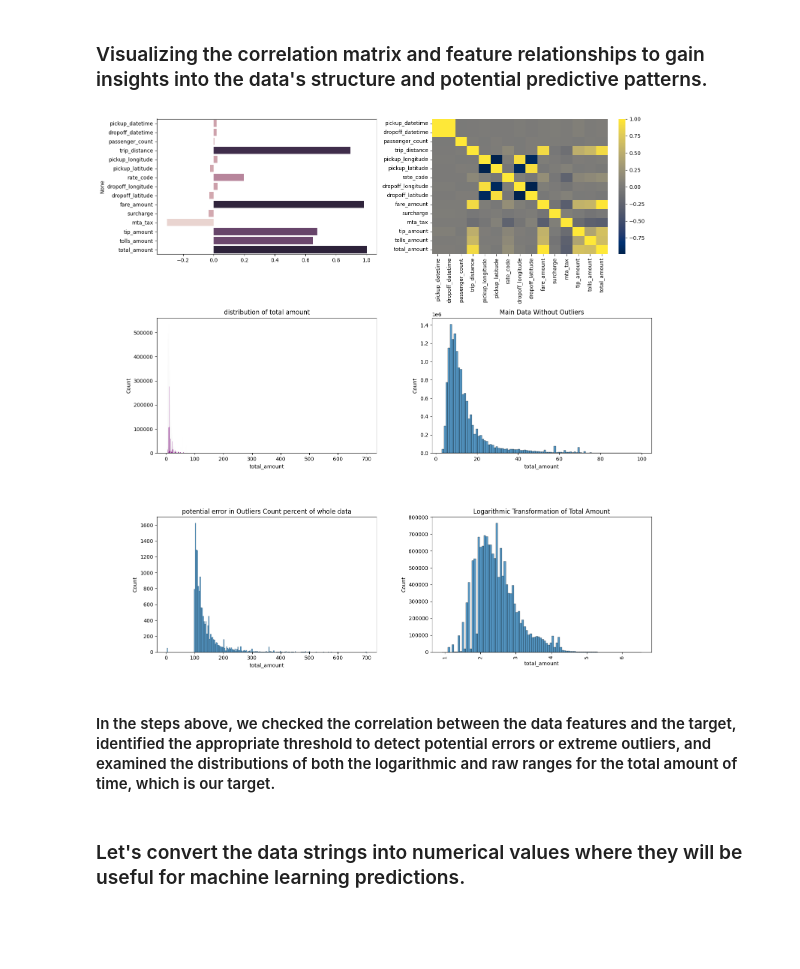
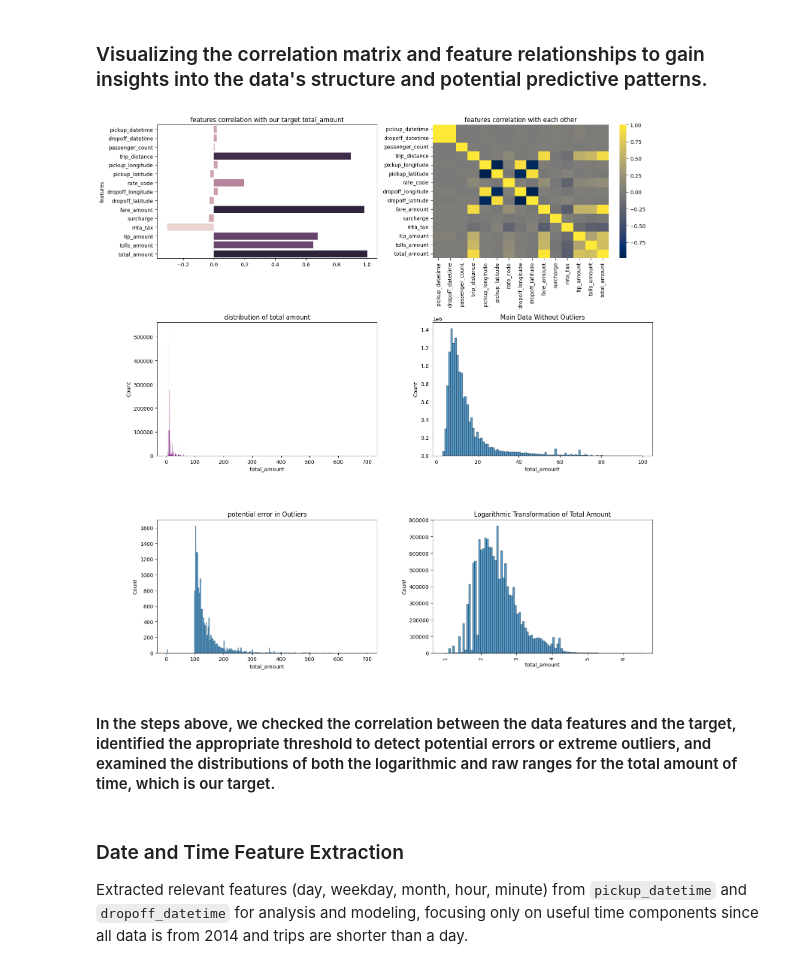
Before and after one commit to Esmaeil-Mashhadi/NewYork_Taxi_Travel_Prediction, a Jupyter notebook: main.ipynb, the cells around one changed output. Cells and saved outputs as stored; diff of their text form; code cells hidden in the pictures; blank space fills up the shorter version.

Commit message:
visualization done

```diff
--- a/main.ipynb
+++ b/main.ipynb
@@ -44,6 +44,9 @@ nyc_df['dropoff_datetime'] = pd.to_datetime(nyc_df['dropoff_datetime'])
 correlation = nyc_df.corr()['total_amount']
 fig , axes = plt.subplots(3, 2 , figsize=(15,15))
 sns.barplot(y= correlation.index , x=correlation.values ,hue=correlation.values , legend=False , ax=axes[0 , 0])
+axes[0 , 0].set_title('features correlation with our target total_amount')
+
+axes[0 ,0].set_ylabel('features')
 
 plt.xticks(rotation=90);
 
@@ -52,38 +55,41 @@ plt.xticks(rotation=90);
 sns.heatmap(nyc_df.corr() , ax =axes[0 ,1], cmap='cividis')
 min_amount_value = nyc_df['total_amount'].min()
 max_amount_value = nyc_df['total_amount'].max()
+
+axes[0 , 1].set_title('features correlation with each other')
 
 
 sns.histplot(x=nyc_df['total_amount'] , ax=axes[1, 0] , color='purple')
 axes[1, 0].set_title('distribution of total amount')
 
 # Set thresholds for identifying outliers based on the 5th and 95th percentiles
 upper_outliers_threshold = nyc_df['total_amount'].quantile(0.999)
 lower_outliers_threshold = nyc_df['total_amount'].quantile(0.001)
 
 # Ploting 'total_amount' excluding outliers, focusing on the main data distribution
 
 sns.histplot(x=nyc_df[(nyc_df['total_amount']< upper_outliers_threshold) & (nyc_df['total_amount']> lower_outliers_threshold)]['total_amount'] , ax=axes[1, 1] , bins=100)
 axes[1, 1].set_title('Main Data Without Outliers')
 
 # # Apply logarithmic transformation to 'total_amount' to reduce the impact of outliers and see the distribution more clearly
 
 outliers = nyc_df[(nyc_df['total_amount'] > upper_outliers_threshold) | (nyc_df['total_amount'] < lower_outliers_threshold)]
 
 sns.histplot(outliers['total_amount'] , ax=axes[2, 0])
 axes[2, 0].set_title(f'potential error in Outliers')
 
 sns.histplot(x=np.log(nyc_df['total_amount'])  , ax=axes[2, 1] , bins=100 ,kde=False)
 axes[2, 1].set_title('Logarithmic Transformation of Total Amount')
 
 # Ploting the distribution of identified outliers
 plt.tight_layout()
 # %% [output]
-[figure, old version]
+[figure, new version]
 # %% [markdown]
 #### In the steps above, we checked the correlation between the data features and the target, identified the appropriate threshold to detect potential errors or extreme outliers, and examined the distributions of both the logarithmic and raw ranges for the total amount of time, which is our target.
-# %% [markdown]
-### Let's convert the data strings into numerical values where they will be useful for machine learning predictions.
+# %% [markdown]
+### Date and Time Feature Extraction
+Extracted relevant features (day, weekday, month, hour, minute) from `pickup_datetime` and `dropoff_datetime` for analysis and modeling, focusing only on useful time components since all data is from 2014 and trips are shorter than a day.
 # %%
 nyc_df['pickup_datetime'] = pd.to_datetime(nyc_df['pickup_datetime'])
 nyc_df['dropoff_datetime'] = pd.to_datetime(nyc_df['dropoff_datetime'])
```
Also changed, not shown: parts of 10 cells of this notebook.
